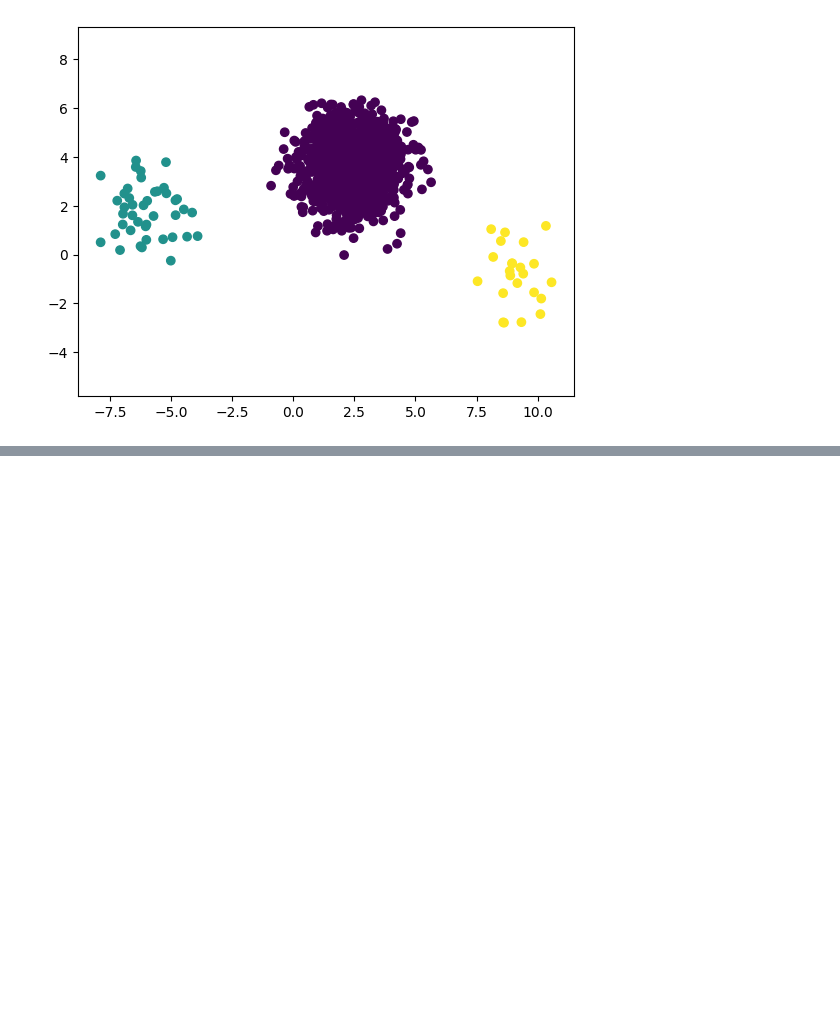
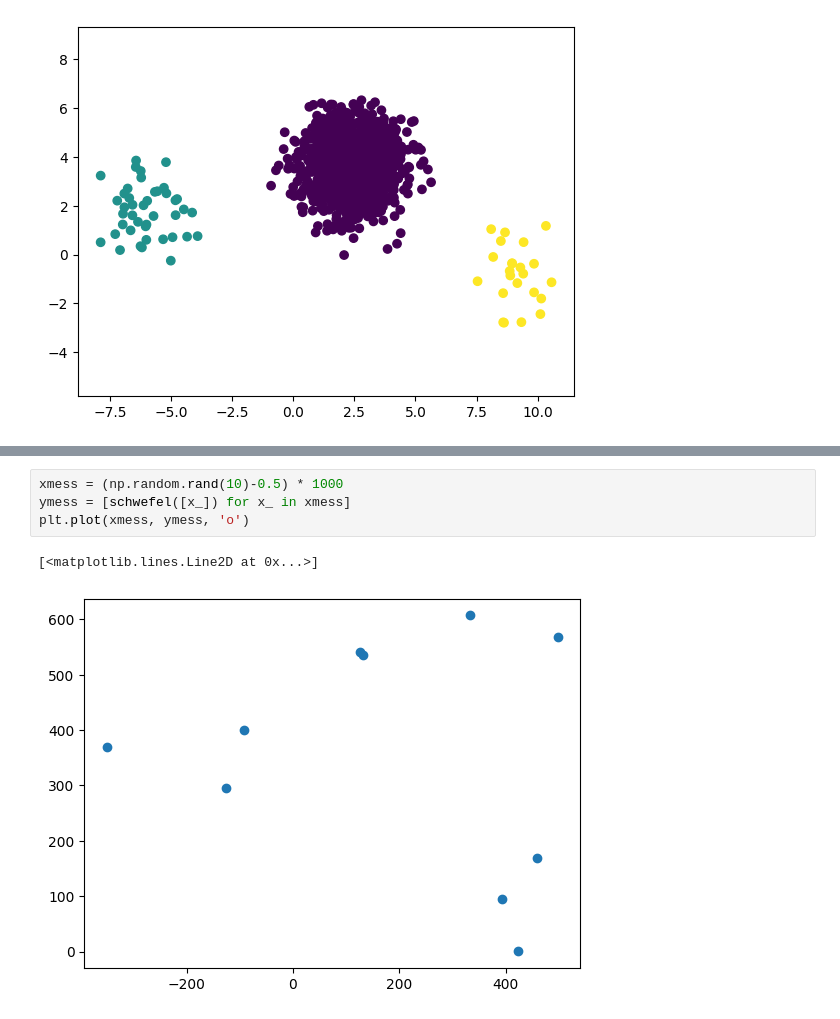
Before and after one commit to Lemonatix/how-to-python, a Jupyter notebook: Computerscience and Programming 24/VL_10.01.25 & 17.01.25/datascience_puds.ipynb, the cells around one changed output, grey strips where cells are left out. Cells and saved outputs as stored; diff of their text form; blank space fills up the shorter version.

```diff
--- a/Computerscience and Programming 24/VL_10.01.25 & 17.01.25/datascience_puds.ipynb
+++ b/Computerscience and Programming 24/VL_10.01.25 & 17.01.25/datascience_puds.ipynb
@@ -255,0 +276,7 @@ plt.axis("equal")
+# %%
+xmess = (np.random.rand(10)-0.5) * 1000
+ymess = [schwefel([x_]) for x_ in xmess]
+plt.plot(xmess, ymess, 'o')
+# %% [output]
+[<matplotlib.lines.Line2D at 0x...>]
+[figure, added]
```
Also changed, not shown: parts of 2 cells of this notebook.
